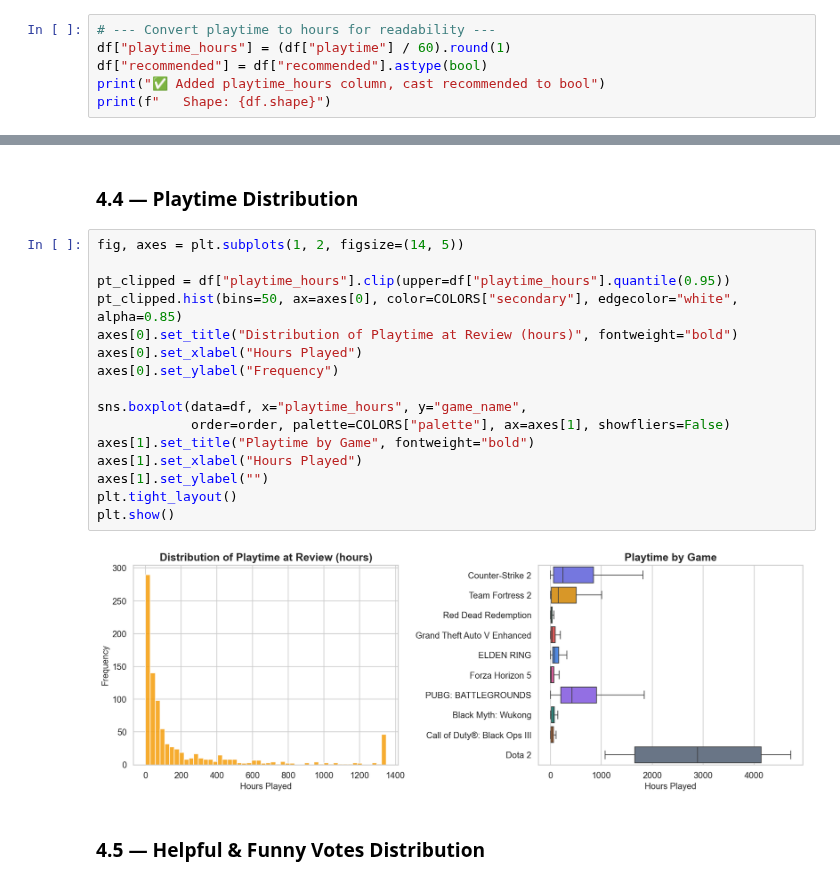
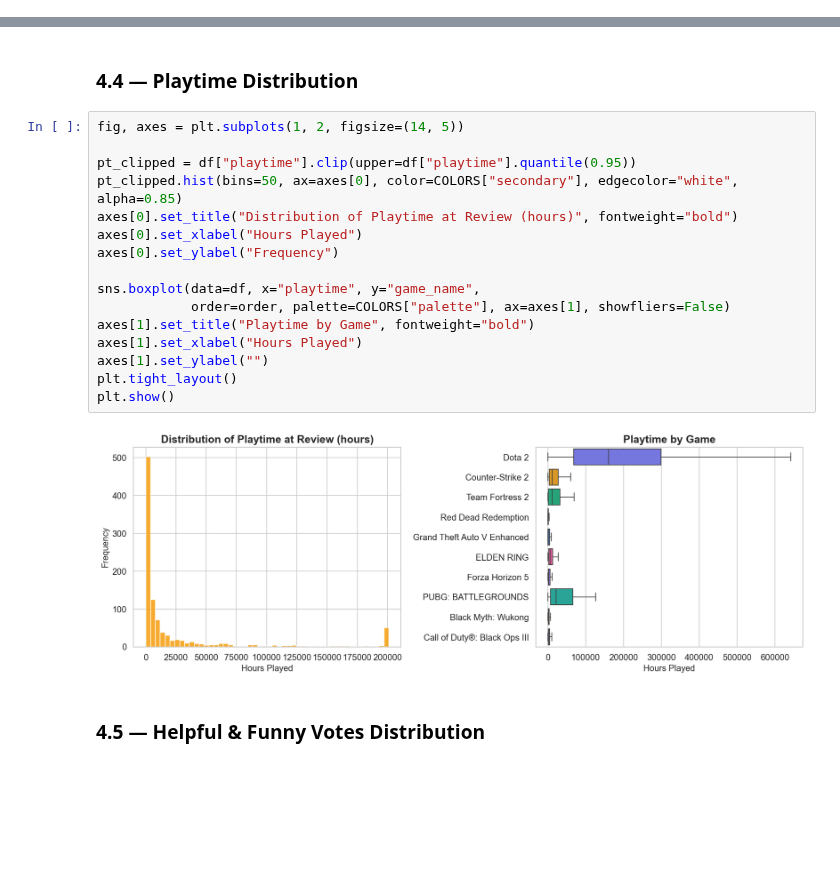
Before and after one commit to Wahbijn/DifficultyMiner, a Jupyter notebook: DifficultyMiner_EDA_2.ipynb, the cells around one changed output, grey strips where cells are left out. Cells and saved outputs as stored; diff of their text form; blank space fills up the shorter version.

```diff
--- a/DifficultyMiner_EDA_2.ipynb
+++ b/DifficultyMiner_EDA_2.ipynb
@@ -208,6 +204,0 @@ for col in df.columns:
-# %%
-# --- Convert playtime to hours for readability ---
-df["playtime_hours"] = (df["playtime"] / 60).round(1)
-df["recommended"] = df["recommended"].astype(bool)
-print("✅ Added playtime_hours column, cast recommended to bool")
-print(f"   Shape: {df.shape}")
@@ -281,21 +269,21 @@ plt.show()
 # %%
 fig, axes = plt.subplots(1, 2, figsize=(14, 5))
 
-pt_clipped = df["playtime_hours"].clip(upper=df["playtime_hours"].quantile(0.95))
+pt_clipped = df["playtime"].clip(upper=df["playtime"].quantile(0.95))
 pt_clipped.hist(bins=50, ax=axes[0], color=COLORS["secondary"], edgecolor="white", alpha=0.85)
 axes[0].set_title("Distribution of Playtime at Review (hours)", fontweight="bold")
 axes[0].set_xlabel("Hours Played")
 axes[0].set_ylabel("Frequency")
 
-sns.boxplot(data=df, x="playtime_hours", y="game_name",
+sns.boxplot(data=df, x="playtime", y="game_name",
             order=order, palette=COLORS["palette"], ax=axes[1], showfliers=False)
 axes[1].set_title("Playtime by Game", fontweight="bold")
 axes[1].set_xlabel("Hours Played")
 axes[1].set_ylabel("")
 plt.tight_layout()
 plt.show()
 # %% [output]
-[figure, old version]
+[figure, new version]
 # %% [markdown]
 ### 4.5 — Helpful & Funny Votes Distribution
 # %%
```
Also changed, not shown: parts of 31 cells of this notebook.
